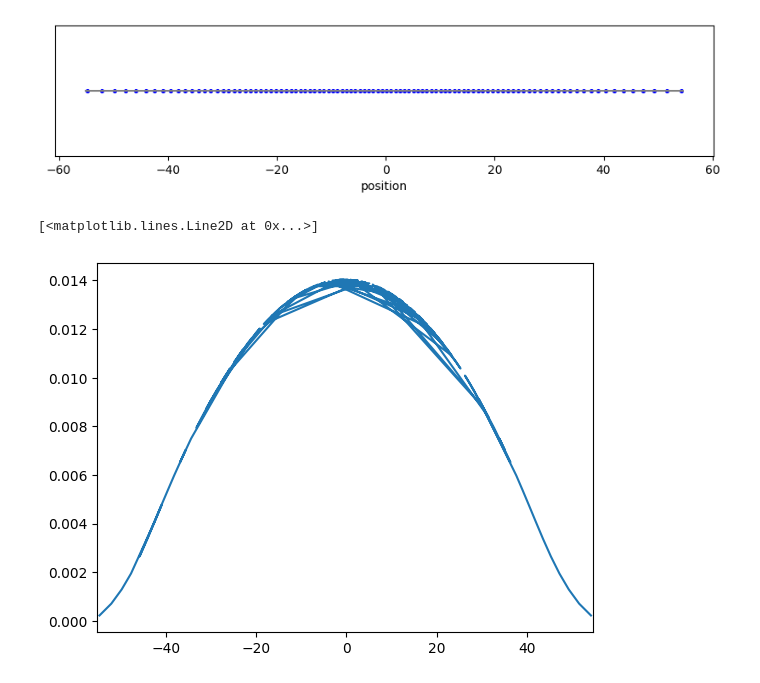
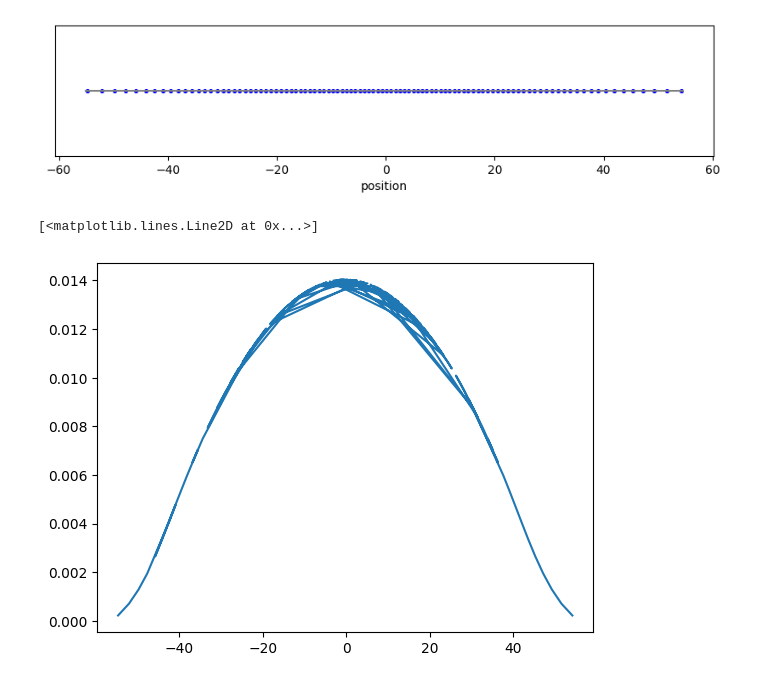
Before and after one commit to vinca0224/3D, a Jupyter notebook: uniform.ipynb, the cells around one changed output. Drawn from its saved outputs; the diff is of its cells as text; code cells hidden in the pictures.

```diff
--- a/uniform.ipynb
+++ b/uniform.ipynb
@@ -125,10 +125,10 @@ plt.show()
 # %% [output]
 [figure]
 # %%
-plt.xlim([min_num-0.5, max_num+0.5])
+plt.xlim([min_num-5, max_num+5])
 # plt.scatter(nums, dens, s=1)
 plt.plot(nums, dens)
 # plt.scatter(nums, dens, color='b', s=7)
 # %% [output]
 [<matplotlib.lines.Line2D at 0x...>]
-[figure, old version]
+[figure, new version]
```
Also changed, not shown: 1 other file.
